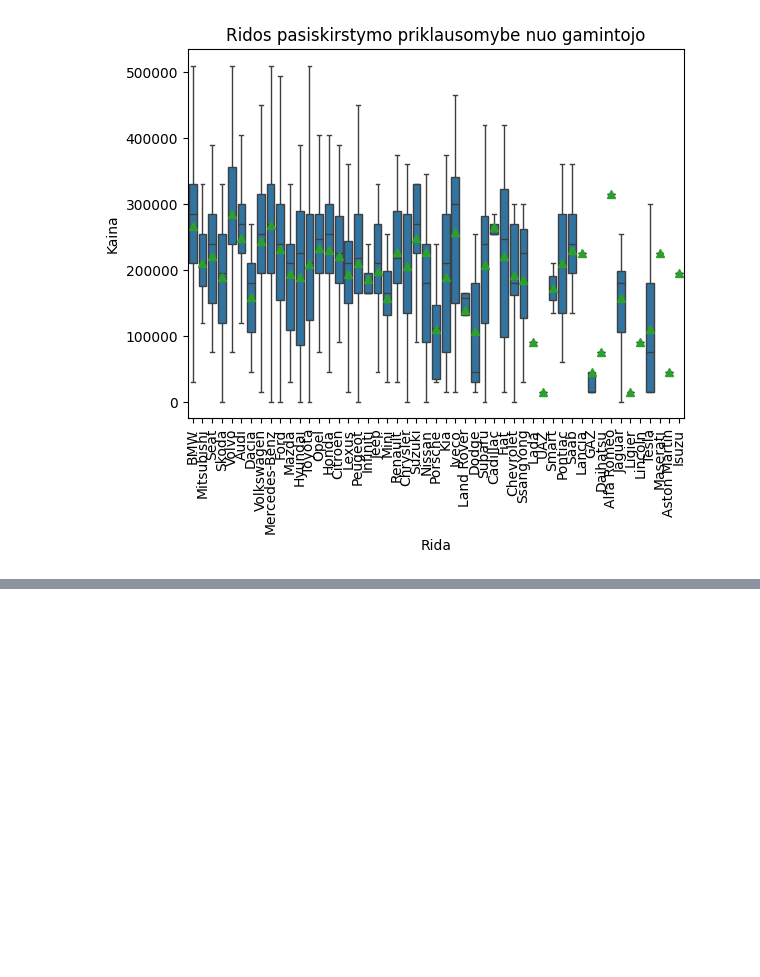
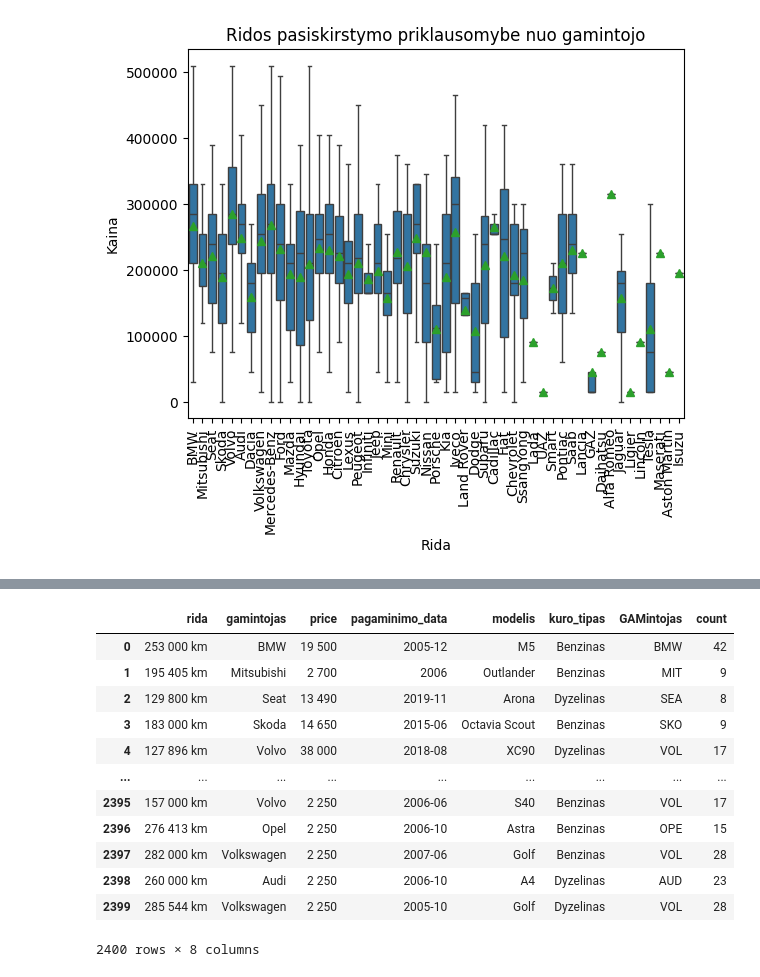
Before and after one commit to EmveeLT/JupyterNotebooks, a Jupyter notebook: Pandas2.ipynb, the cells around one changed output, grey strips where cells are left out. Drawn from its saved outputs; the diff is of its cells as text; code cells hidden in the pictures; blank space fills up the shorter version.

```diff
--- a/Pandas2.ipynb
+++ b/Pandas2.ipynb
@@ -2485,3 +2486,27 @@ axc.set_ylabel("Kaina")
 plt.show()
 # %% [output]
 [figure]
+# %%
+#nuskaitykite auto.csv, ir pridėkite prie šios lentelės tokių stulpelių :
+#gamintojo trys pirmos raidės didžiosiomis,
+
+
+auto = pd.read_csv('auto.csv', sep='|')[["rida" , "gamintojas" , "price" , "pagaminimo_data", "modelis" , "kuro_tipas"]]       #pasidatau iskart mazesne lentele
+
+def Pirmos3raides(x):
+    return x[:3].upper()
+auto["GAMintojas"] = auto["gamintojas"].apply(Pirmos3raides)            #pridedu stulpeli su GAMintojas
+
+# suskaičiuokite, kiek kiekvienas gamintojas turėjo skirtingų automobilių modelių,
+
+SkirtingiModeliai = auto.groupby("gamintojas")["modelis"].value_counts().groupby("gamintojas").count()
+#arba auto.query('gamintojo_kodas in @gamintojai').groupby(by=['gamintojas', 'modelis']).count().reset_index().groupby(by='gamintojas').count().reset_index()[['gamintojas','modelis']]
+
+
+autoSUSkirtingaismodeliais = pd.merge(left=auto, right=SkirtingiModeliai, left_on='gamintojas', right_on='gamintojas', how='inner')
+SkirtingiTop5 = autoSUSkirtingaismodeliais.groupby("gamintojas")["count"].value_counts()
+
+
+
+
+# ADVANCED - pavaizduokite tai grafiškai. Grafiko pobūdį ir kaip tai padarysite - renkatės patys. Hint - .groupby().reset_index() gali duoti lentelę
@@ -2487,0 +2533,16 @@ plt.show()
+# %%
+autoSUSkirtingaismodeliais
+# %% [output]
+|  | rida | gamintojas | price | pagaminimo_data | modelis | kuro_tipas | GAMintojas | count |
+| 0 | 253 000 km | BMW | 19 500 | 2005-12 | M5 | Benzinas | BMW | 42 |
+| 1 | 195 405 km | Mitsubishi | 2 700 | 2006 | Outlander | Benzinas | MIT | 9 |
+| 2 | 129 800 km | Seat | 13 490 | 2019-11 | Arona | Dyzelinas | SEA | 8 |
+| 3 | 183 000 km | Skoda | 14 650 | 2015-06 | Octavia Scout | Benzinas | SKO | 9 |
+| 4 | 127 896 km | Volvo | 38 000 | 2018-08 | XC90 | Dyzelinas | VOL | 17 |
+| ... | ... | ... | ... | ... | ... | ... | ... | ... |
+| 2395 | 157 000 km | Volvo | 2 250 | 2006-06 | S40 | Benzinas | VOL | 17 |
+| 2396 | 276 413 km | Opel | 2 250 | 2006-10 | Astra | Benzinas | OPE | 15 |
+| 2397 | 282 000 km | Volkswagen | 2 250 | 2007-06 | Golf | Benzinas | VOL | 28 |
+| 2398 | 260 000 km | Audi | 2 250 | 2006-10 | A4 | Dyzelinas | AUD | 23 |
+| 2399 | 285 544 km | Volkswagen | 2 250 | 2005-10 | Golf | Dyzelinas | VOL | 28 |
+2400 rows × 8 columns
```
Also changed, not shown: parts of 6 cells of this notebook, 5 other files.
